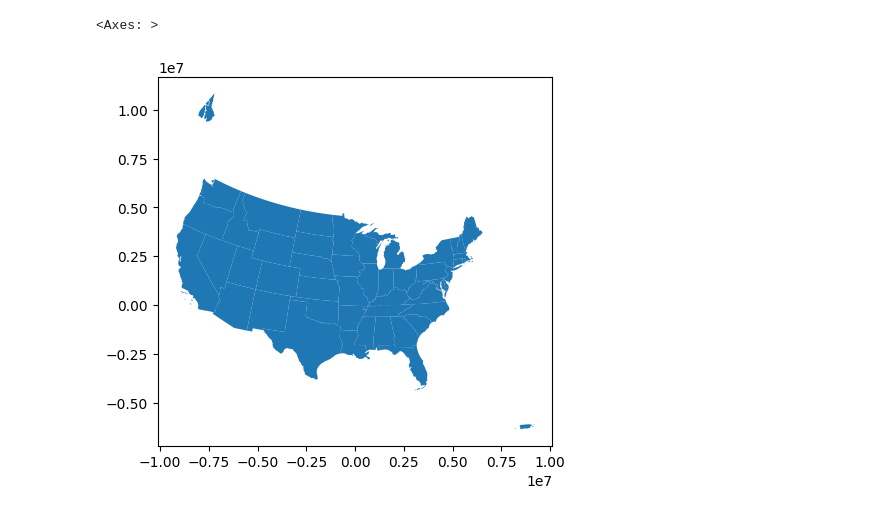
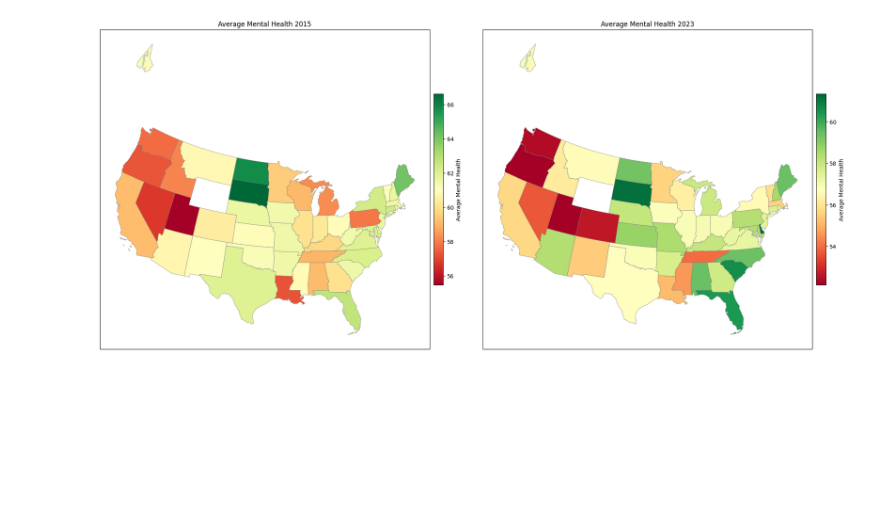
Before and after one commit to Dhairya890/OPT, a Jupyter notebook: data_ing.ipynb, the cells around one changed output. Drawn from its saved outputs; the diff is of its cells as text; code cells hidden in the pictures; blank space fills up the shorter version.

```diff
--- a/data_ing.ipynb
+++ b/data_ing.ipynb
@@ -47,2 +93,4 @@ def extract_city_state_menthlth(df):
 # %%
+df_clean_2019 = extract_city_state_menthlth(df_2019)
 df_clean_2023 = extract_city_state_menthlth(df_2023)
+# df_clean_2015
@@ -115,5 +99,20 @@ Missing: ['HI', 'WY']
 #find something that's gentrifired
 # fishtown, phily,
 # do county level, neighbourhodod level
+# %%
+us_state_abbrev = {
+    'Alabama': 'AL','Alaska': 'AK','Arizona': 'AZ','Arkansas': 'AR','California': 'CA',
+    'Colorado': 'CO','Connecticut': 'CT','Delaware': 'DE','District of Columbia': 'DC',
+    'Florida': 'FL','Georgia': 'GA','Hawaii': 'HI','Idaho': 'ID','Illinois': 'IL',
+    'Indiana': 'IN','Iowa': 'IA','Kansas': 'KS','Kentucky': 'KY','Louisiana': 'LA',
+    'Maine': 'ME','Maryland': 'MD','Massachusetts': 'MA','Michigan': 'MI','Minnesota': 'MN',
+    'Mississippi': 'MS','Missouri': 'MO','Montana': 'MT','Nebraska': 'NE','Nevada': 'NV',
+    'New Hampshire': 'NH','New Jersey': 'NJ','New Mexico': 'NM','New York': 'NY',
+    'North Carolina': 'NC','North Dakota': 'ND','Ohio': 'OH','Oklahoma': 'OK','Oregon': 'OR',
+    'Pennsylvania': 'PA','Rhode Island': 'RI','South Carolina': 'SC','South Dakota': 'SD',
+    'Tennessee': 'TN','Texas': 'TX','Utah': 'UT','Vermont': 'VT','Virginia': 'VA',
+    'Washington': 'WA','West Virginia': 'WV','Wisconsin': 'WI','Wyoming': 'WY'
+}
 # %%
 usa_shp = gpd.read_file('National_Obesity_By_State-shp/National_Obesity_By_State.shp')
+usa_shp["STATE_ABBR"] = usa_shp["NAME"].map(us_state_abbrev)
@@ -129,5 +119,5 @@ usa_shp.head()
 # %%
-usa_shp.plot()
+# usa_shp.plot()
-# %% [output]
-<Axes: >
-[figure, removed]
+# %%
+merged_data_2015 = usa_shp.merge(df_clean_2019,on = 'STATE_ABBR',how='left')
+merged_data_2023 = usa_shp.merge(df_clean_2023,on = 'STATE_ABBR',how='left')
@@ -133,0 +145,32 @@ usa_shp.plot()
+# %%
+import matplotlib.pyplot as plt
+
+gdfs = [merged_data_2015, merged_data_2023]
+titles = ["2015", "2023"]
+
+fig, axes = plt.subplots(1, 2, figsize=(20, 10))
+
+for ax, gdf, title in zip(axes, gdfs, titles):
+    gdf.plot(
+        ax=ax,
+        column='AVG_MENTHLTH',
+        cmap='RdYlGn',   # red = low, green = high
+        edgecolor='grey',
+        linewidth=0.5,
+        legend=True,
+        legend_kwds={
+            "fmt": "{:,.0f}",
+            "orientation": "vertical",
+            "shrink": 0.5,
+            "pad": 0.01,
+            "label": "Average Mental Health"
+        }
+    )
+    ax.set_title(f"Average Mental Health {title}")
+    ax.set_xticks([])
+    ax.set_yticks([])
+
+plt.tight_layout()
+plt.show()
+# %% [output]
+[figure, added]
```
Also changed, not shown: parts of 39 cells of this notebook, 17 other files.
